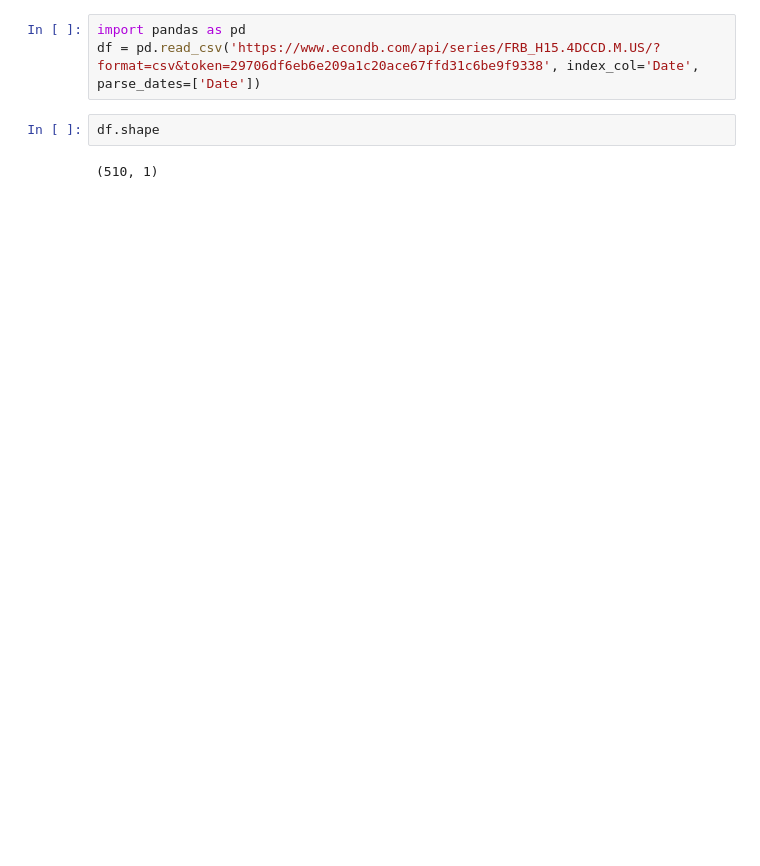
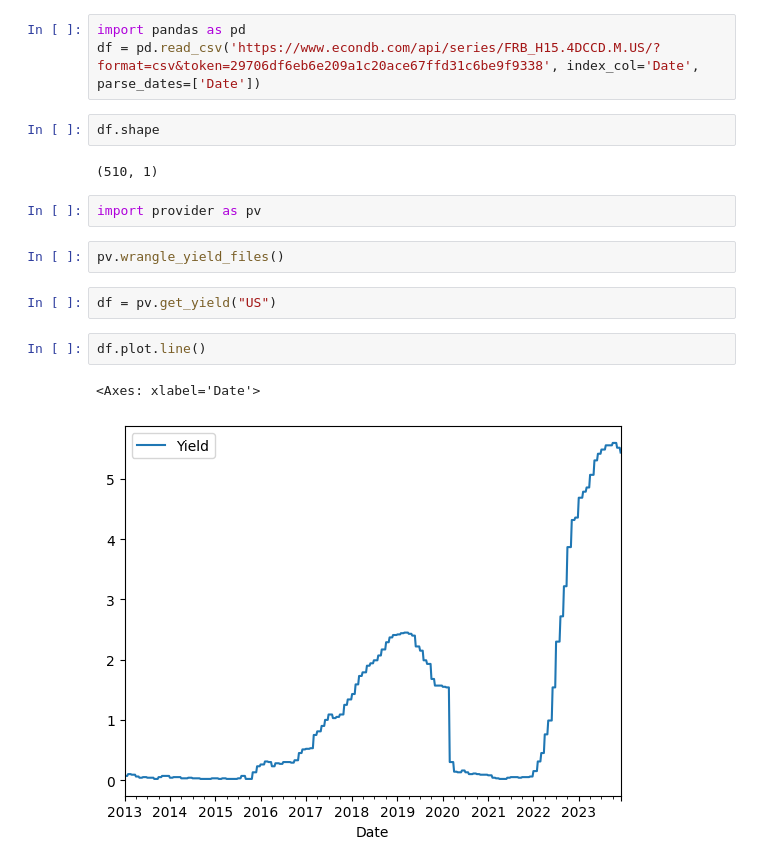
Before and after one commit to AnimaLibera/BasicAnalysis, a Jupyter notebook: learn.ipynb, the cells around one changed output. Drawn from its saved outputs; the diff is of its cells as text; blank space fills up the shorter version.

Commit message:
Get Yields

```diff
--- a/learn.ipynb
+++ b/learn.ipynb
@@ -54,3 +51,14 @@ df = pd.read_csv('https://www.econdb.com/api/series/FRB_H15.4DCCD.M.US/?format=c
 df.shape
 # %% [output]
 (510, 1)
+# %%
+import provider as pv
+# %%
+pv.wrangle_yield_files()
+# %%
+df = pv.get_yield("US")
+# %%
+df.plot.line()
+# %% [output]
+<Axes: xlabel='Date'>
+[figure, added]
```
Also changed, not shown: parts of 1 cell of this notebook, 1 other file.
